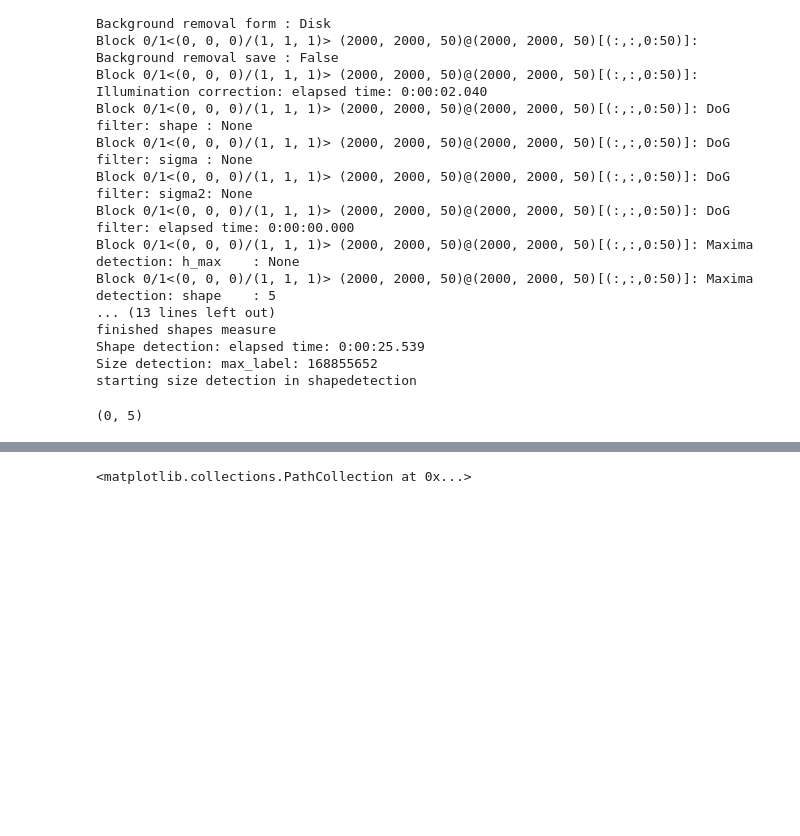
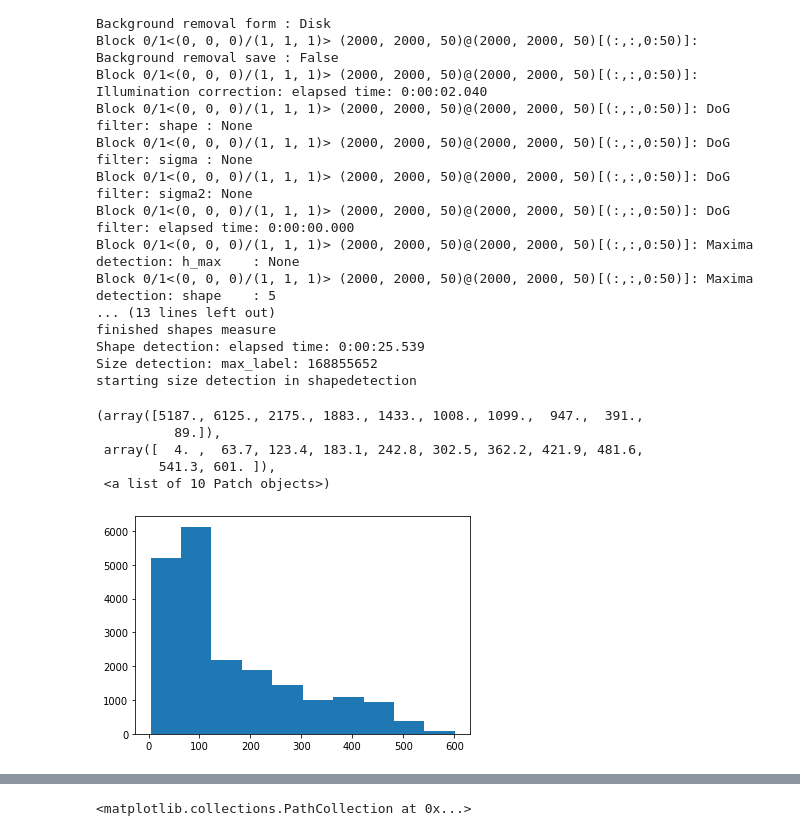
Before and after one commit to PrincetonUniversity/BrainPipe, a Jupyter notebook: tools/analysis/clearmap2_plotting_filtered.ipynb, the cells around one changed output, grey strips where cells are left out. Saved outputs shown, nothing was run; the diff lists cells and outputs as text; code cells hidden in the pictures; blank space fills up the shorter version.

```diff
--- a/tools/analysis/clearmap2_plotting_filtered.ipynb
+++ b/tools/analysis/clearmap2_plotting_filtered.ipynb
@@ -123,5 +122,10 @@ stitched = np.load("/home/emilyjanedennis/Desktop/clearmap/j317/debug_stitched.n
-# %%
-np.shape(unfilt)
-# %% [output]
-(0, 5)
+# %%
+plt.hist(filt.z)
+# %% [output]
+(array([5187., 6125., 2175., 1883., 1433., 1008., 1099.,  947.,  391.,
+          89.]),
+ array([  4. ,  63.7, 123.4, 183.1, 242.8, 302.5, 362.2, 421.9, 481.6,
+        541.3, 601. ]),
+ <a list of 10 Patch objects>)
+[figure, added]
 # %%
```
Also changed, not shown: parts of 4 cells of this notebook, 17 other files.
